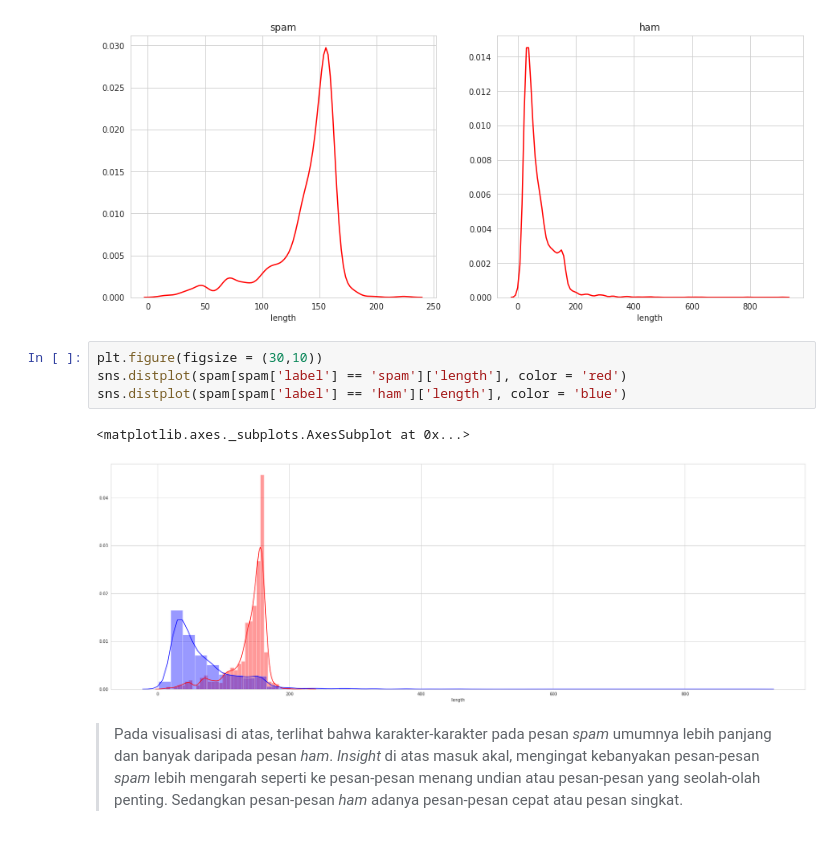
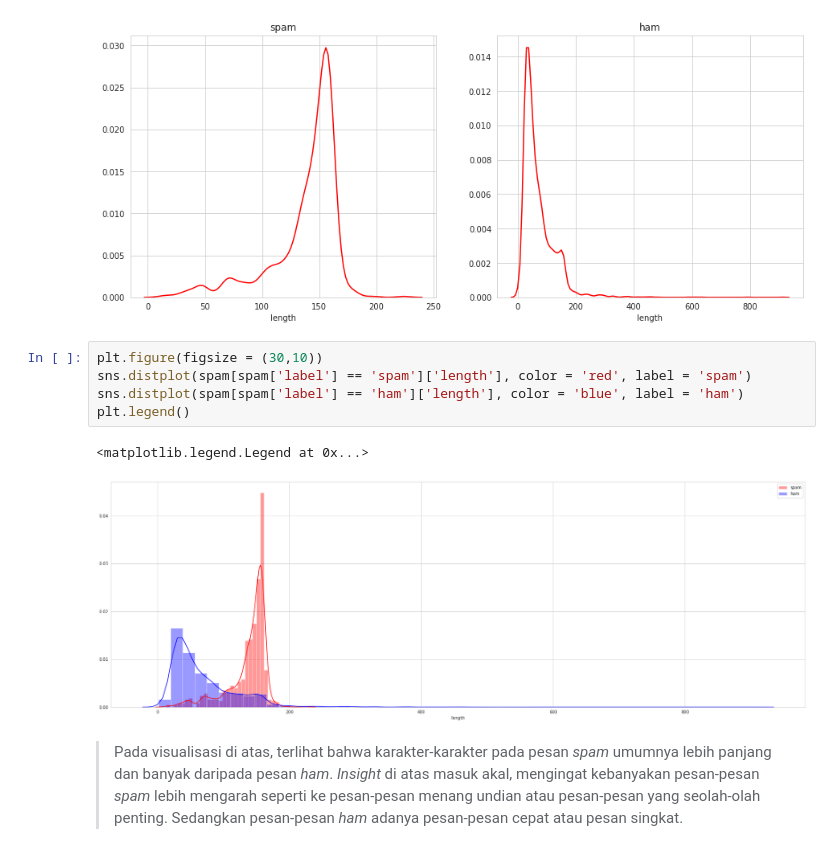
Before and after one commit to Stev-create/SMS-Spam-Classifier---ML-Classification, a Jupyter notebook: SMS Spam Classifier.ipynb, the cells around one changed output. Cells and saved outputs as stored; diff of their text form.

```diff
--- a/SMS Spam Classifier.ipynb
+++ b/SMS Spam Classifier.ipynb
@@ -113,11 +113,12 @@ for cat, ax in zip(['spam', 'ham'], axes.flatten()):
 [figure]
 # %%
 plt.figure(figsize = (30,10))
-sns.distplot(spam[spam['label'] == 'spam']['length'], color = 'red')
-sns.distplot(spam[spam['label'] == 'ham']['length'], color = 'blue')
+sns.distplot(spam[spam['label'] == 'spam']['length'], color = 'red', label = 'spam')
+sns.distplot(spam[spam['label'] == 'ham']['length'], color = 'blue', label = 'ham')
+plt.legend()
 # %% [output]
-<matplotlib.axes._subplots.AxesSubplot at 0x...>
+<matplotlib.legend.Legend at 0x...>
-[figure, old version]
+[figure, new version]
 # %% [markdown]
 > Pada visualisasi di atas, terlihat bahwa karakter-karakter pada pesan <i>spam</i> umumnya lebih panjang dan banyak daripada pesan <i>ham</i>. <i>Insight</i> di atas masuk akal, mengingat kebanyakan pesan-pesan <i>spam</i> lebih mengarah seperti ke pesan-pesan menang undian atau pesan-pesan yang seolah-olah penting. Sedangkan pesan-pesan <i>ham</i> adanya pesan-pesan cepat atau pesan singkat.
 # %%
```
Also changed, not shown: parts of 2 cells of this notebook.
